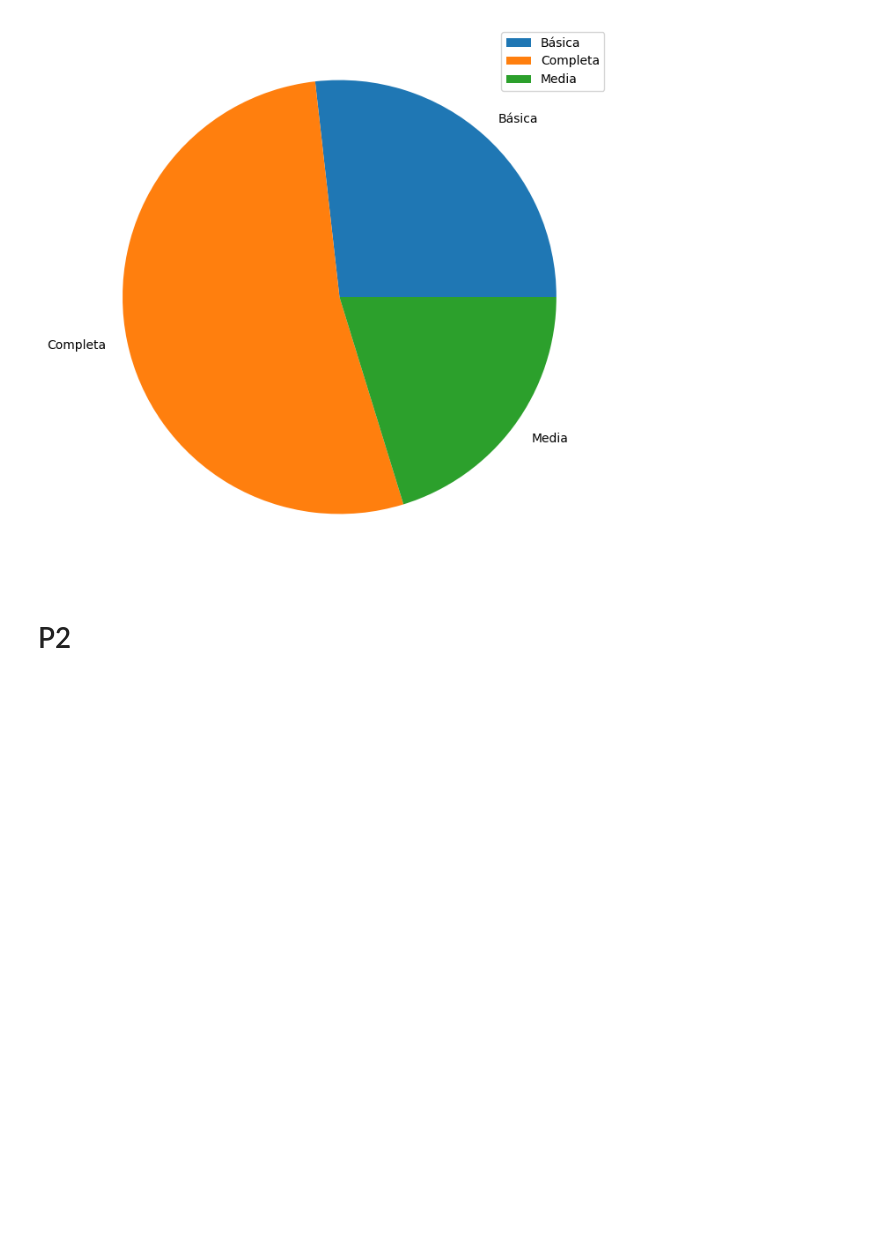
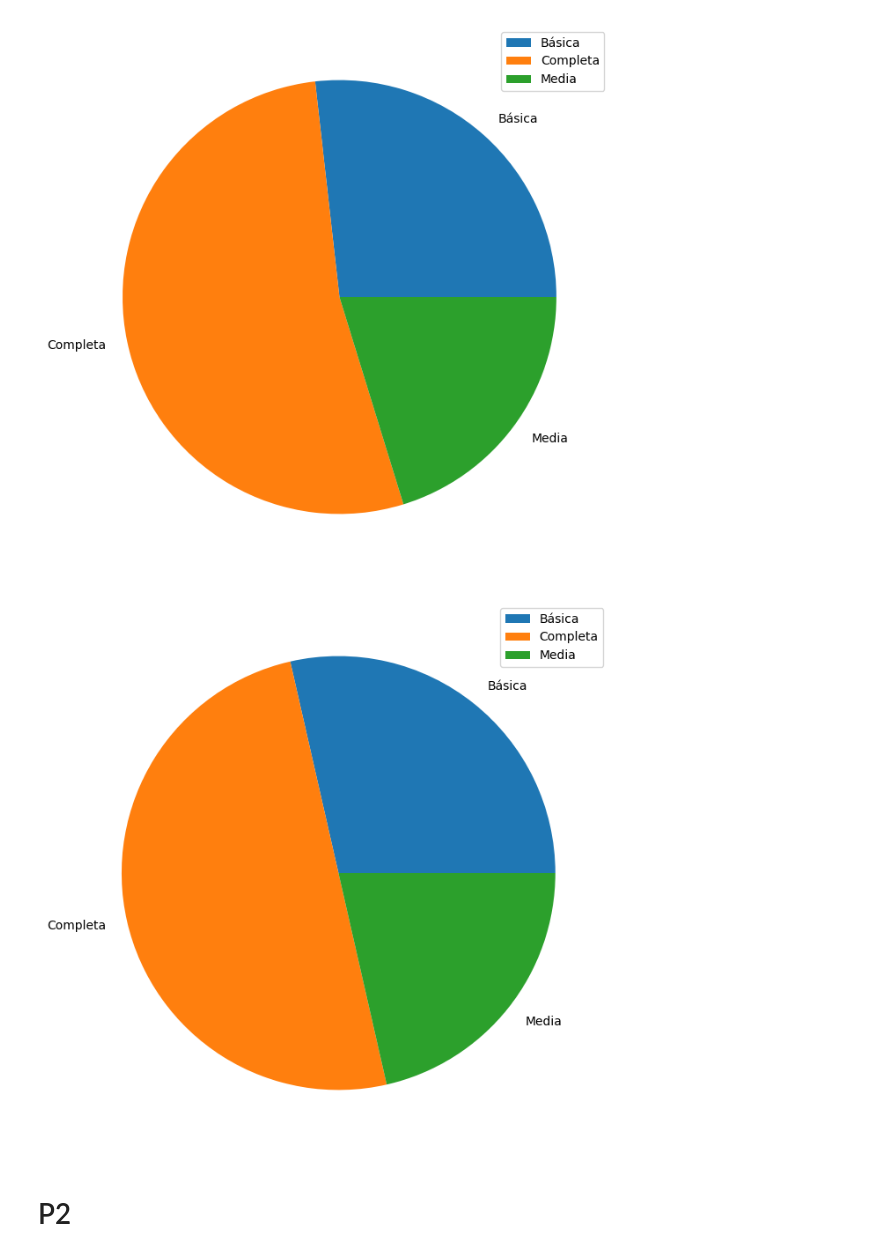
Before and after one commit to lldavico/msc-data-science-puc-2023, a Jupyter notebook: Bimestre 2/Análisis de datos en Python/Semana 5/formativo.ipynb, the cells around one changed output. Cells and saved outputs as stored; diff of their text form; code cells hidden in the pictures; blank space fills up the shorter version.

```diff
--- a/Bimestre 2/Análisis de datos en Python/Semana 5/formativo.ipynb
+++ b/Bimestre 2/Análisis de datos en Python/Semana 5/formativo.ipynb
@@ -297,6 +297,12 @@ plt.ylabel('')
 plt.show()
 # %% [output]
 [figure]
+# %%
+escuelas[['Tipo','Cantidad de estudiantes']].groupby('Tipo').count().plot.pie(y='Cantidad de estudiantes', figsize = (8,8))
+plt.ylabel('')
+plt.show()
+# %% [output]
+[figure, added]
 # %% [markdown]
 # P2
 # %%
```
Also changed, not shown: 1 other file.
